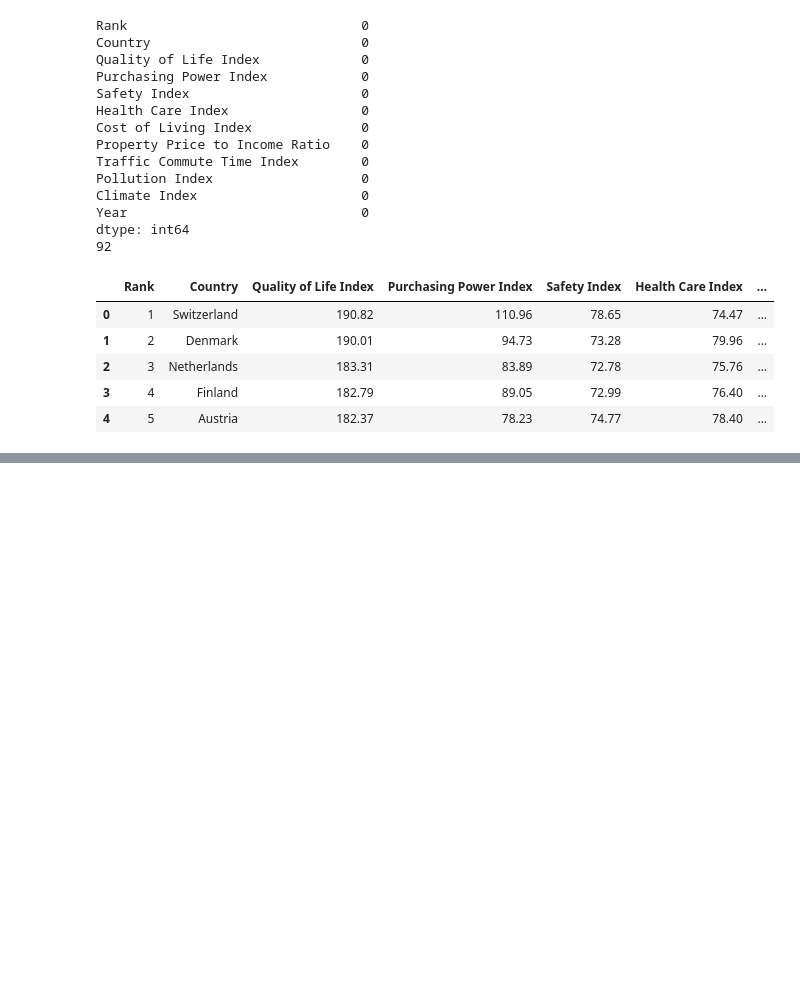
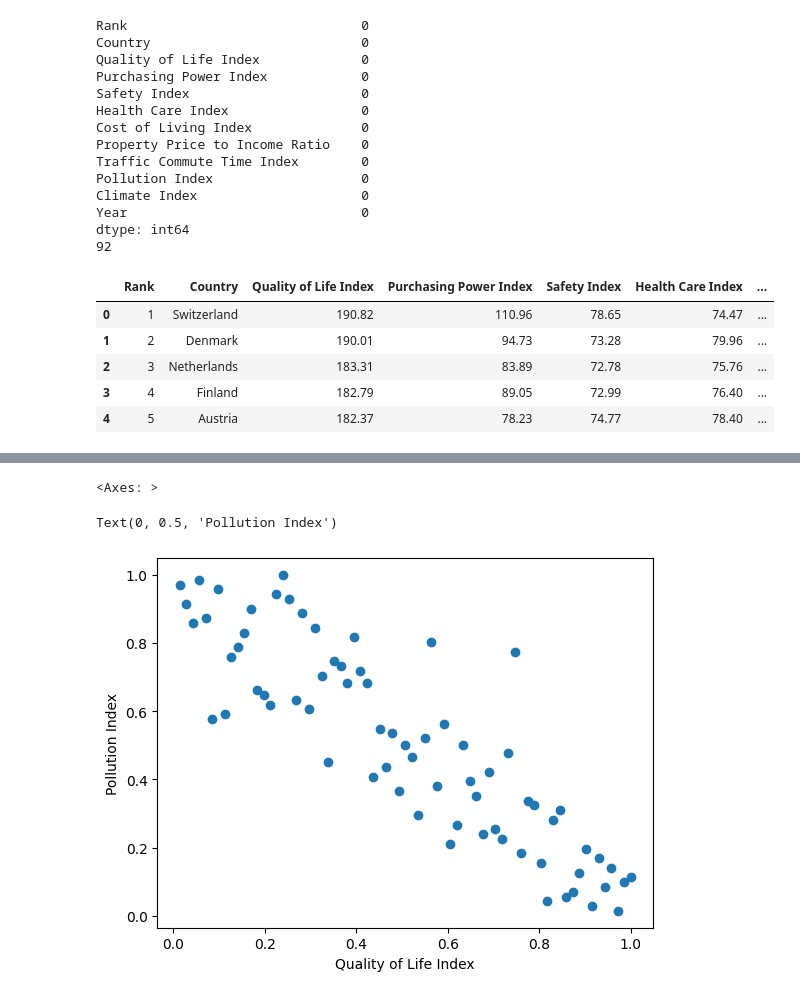
Before and after one commit to You-Gao/Kaggle, a Jupyter notebook: Exploratory Data Analysis/SARC 5400 Final Project EDA/path to extract/data processing.ipynb, the cells around one changed output, grey strips where cells are left out. Cells and saved outputs as stored; diff of their text form; code cells hidden in the pictures; blank space fills up the shorter version.

Commit message:
added prototype visuals

```diff
--- a/Exploratory Data Analysis/SARC 5400 Final Project EDA/path to extract/data processing.ipynb
+++ b/Exploratory Data Analysis/SARC 5400 Final Project EDA/path to extract/data processing.ipynb
@@ -157,3 +161,6 @@ dtype: int64
 | 2 | 3 | Netherlands | 183.31 | 83.89 | 72.78 | 75.76 | ... |
 | 3 | 4 | Finland | 182.79 | 89.05 | 72.99 | 76.40 | ... |
 | 4 | 5 | Austria | 182.37 | 78.23 | 74.77 | 78.40 | ... |
+# %%
+world_indexes.sort_values(by='Purchasing Power Index', inplace=True, ascending=True)
+world_indexes_2019 = world_indexes[world_indexes["Year"] == 2019]
@@ -159,0 +173,2 @@ dtype: int64
+# %%
+world_indexes_2019['Climate Index'] = world_indexes_2019['Climate Index'].str.replace(',', '.').astype(float)
@@ -159,0 +181,14 @@ dtype: int64
+# %%
+# convert to percentile rank
+world_indexes_2019.iloc[:, 2:-1] = world_indexes_2019.iloc[:, 2:-1].rank(pct=True)
+# %%
+sns.heatmap(world_indexes_2019.iloc[:,2:-1].corr(), annot=True)
+# %% [output]
+<Axes: >
+# %%
+plt.scatter(world_indexes_2019['Quality of Life Index'], world_indexes_2019['Pollution Index'])
+plt.xlabel('Quality of Life Index')
+plt.ylabel('Pollution Index')
+# %% [output]
+Text(0, 0.5, 'Pollution Index')
+[figure, added]
```
Also changed, not shown: parts of 6 cells of this notebook, 1 other file.
